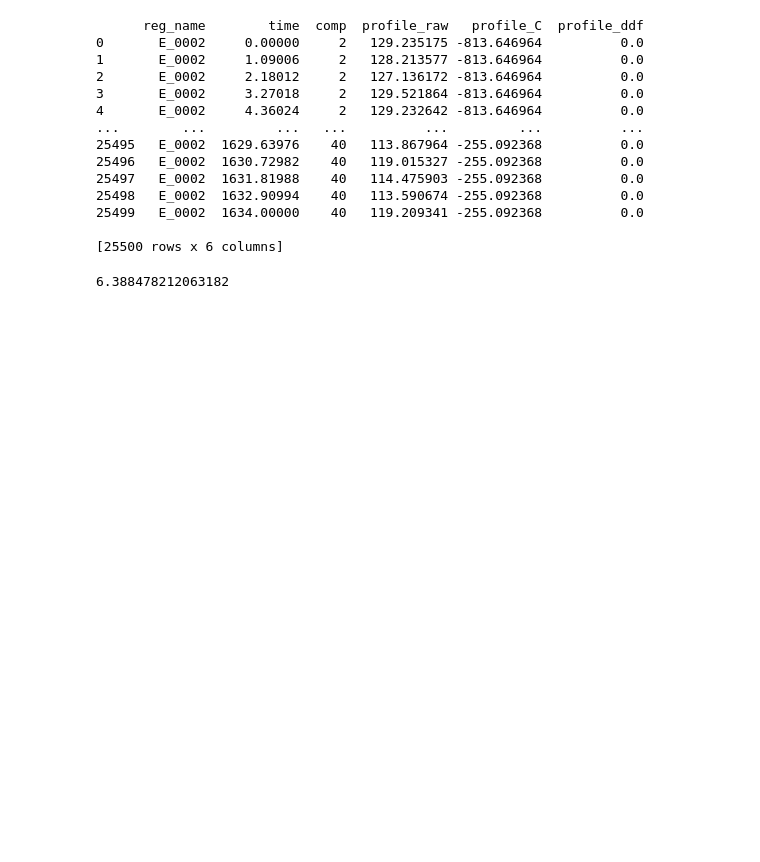
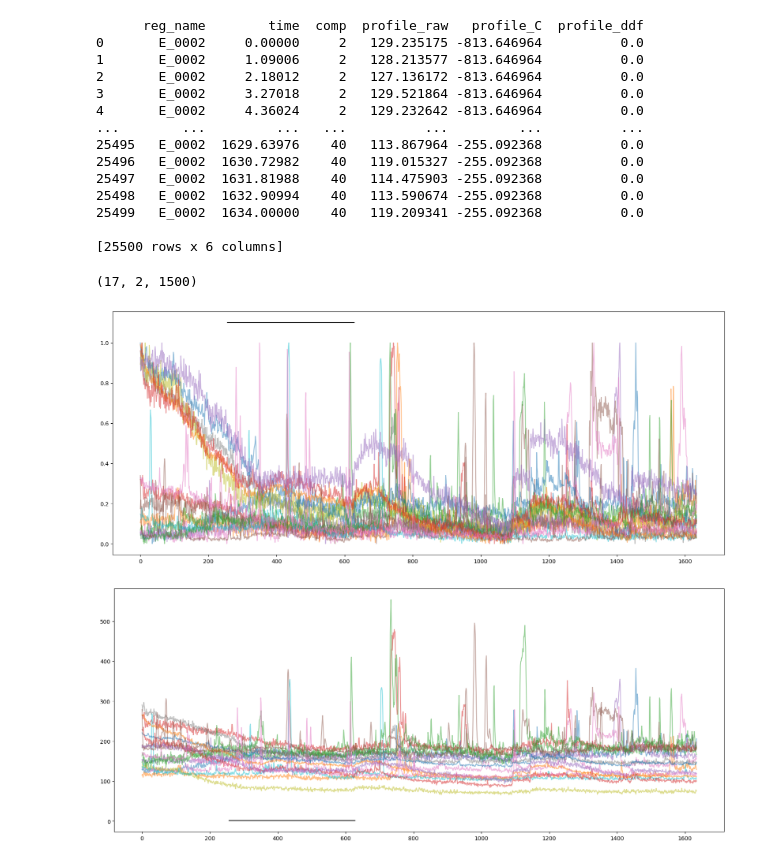
Before and after one commit to wisstock/microca, a Jupyter notebook: demo_stat.ipynb, the cells around one changed output. Cells and saved outputs as stored; diff of their text form; code cells hidden in the pictures; blank space fills up the shorter version.

```diff
--- a/demo_stat.ipynb
+++ b/demo_stat.ipynb
@@ -50,20 +50,51 @@ fig.show()
 # %%
 # https://stackoverflow.com/questions/66399486/how-to-find-out-peak-rise-and-decay
 
-app_time = range(256, 628, 1)
-comp_list = np.array(total_df.comp.unique())
+def norm_profiles_to_arr(input_df):
+    """ Normilize Ca profiles in 0-1 range
+    """
+    output_arr = []
+    comp_list = np.array(total_df.comp.unique())
+    for comp in comp_list:
+        comp_profile_raw = np.array(input_df['profile_raw'][input_df['comp'] == comp])
+        comp_profile_norm = (comp_profile_raw-np.min(comp_profile_raw)) / (np.max(comp_profile_raw) - np.min(comp_profile_raw))
+        output_arr.append([comp_profile_raw, comp_profile_norm])
+    return np.asarray(output_arr)
 
-comp = 39
-comp_profile_raw = np.array(total_df['profile_raw'][total_df['comp'] == comp])
-comp_profile = comp_profile_raw/np.max(comp_profile_raw)
+
+norm_profiles = norm_profiles_to_arr(total_df)
+print(norm_profiles.shape)
+
+total_reg_t = 1634
+app_start_t = 256
+app_end_t = 628
+reg_name = 'E_0002'
+
+time_line = np.linspace(0, total_reg_t, num=norm_profiles.shape[-1])
+app_line = np.linspace(app_start_t, app_end_t)
+
+plt.figure(figsize=(20, 8))
+for one_prof in norm_profiles:
+    plt.plot(time_line, one_prof[1], alpha=.5)
+plt.plot(app_line, [1.1] * len(app_line), label='App. time', color='k')
+plt.show()
+
+plt.figure(figsize=(20, 8))
+for one_prof in norm_profiles:
+    plt.plot(time_line, one_prof[0], alpha=.5)
+plt.plot(app_line, [1.1] * len(app_line), label='App. time', color='k')
+plt.show()
+
 
 def signaltonoise(a, axis=0, ddof=0):
     a = np.asanyarray(a)
     m = a.mean(axis)
     sd = a.std(axis=axis, ddof=ddof)
     return np.where(sd == 0, 0, m/sd)
 
-print(signaltonoise(comp_profile))
+# print(signaltonoise(comp_profile))
 # %% [output]
-6.388478212063182
+(17, 2, 1500)
+[figure, added]
+[figure, added]
 # %%
```
Also changed, not shown: parts of 1 cell of this notebook.
